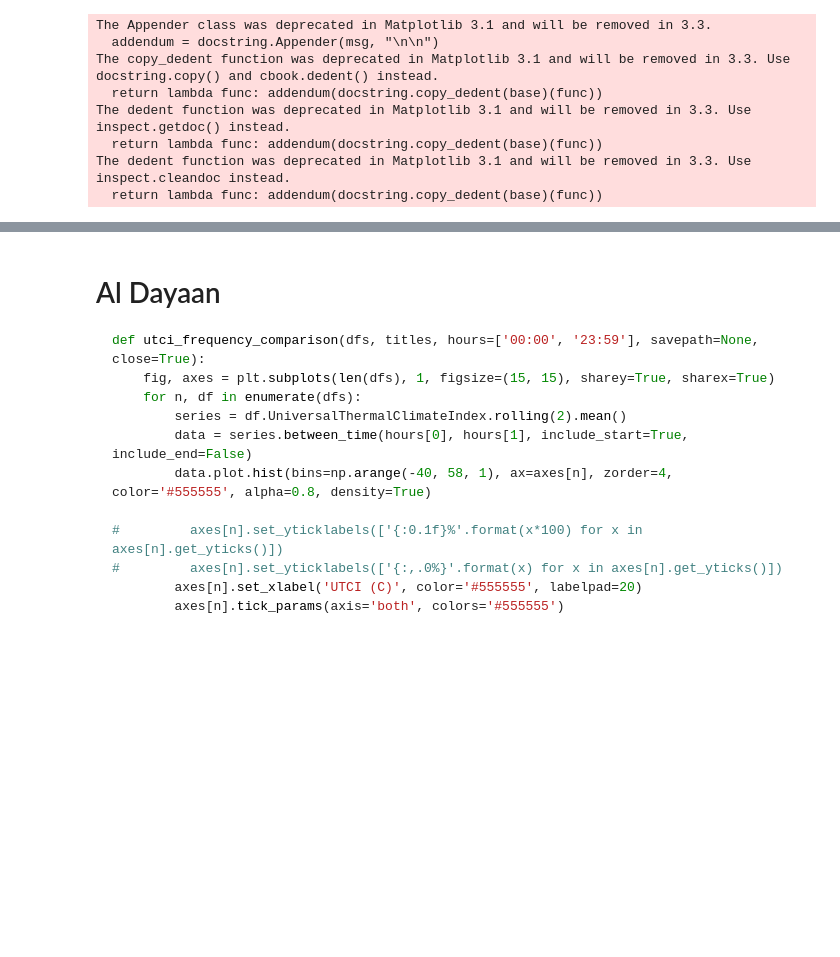
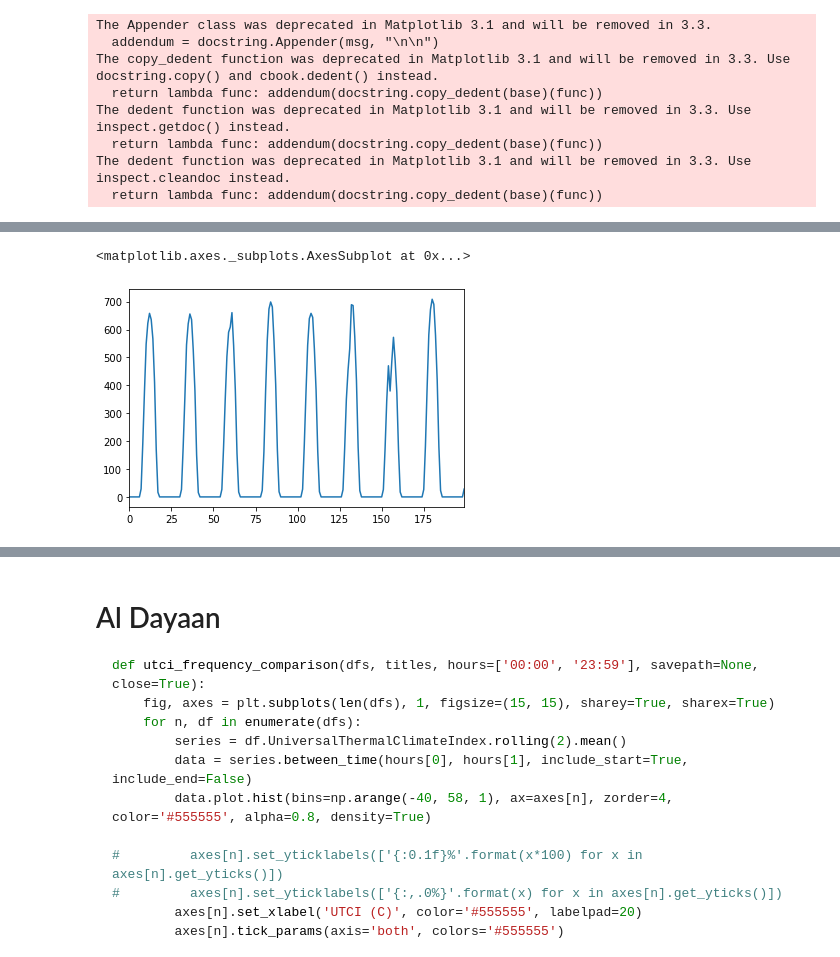
Before and after one commit to cycle13/climate, a Jupyter notebook: test.ipynb, the cells around one changed output, grey strips where cells are left out. Drawn from its saved outputs; the diff is of its cells as text; code cells hidden in the pictures; blank space fills up the shorter version.

```diff
--- a/test.ipynb
+++ b/test.ipynb
@@ -27 +73,6 @@ Diffuse sky matrix calculated: C:\Users\trist\github\climate\test\weatherfile_Al
+# %%
+radiation_on_square_metre(sample_points, sample_radiation))
+# %% [output]
+<matplotlib.axes._subplots.AxesSubplot at 0x...>
+[figure, added]
 # %%
```
Also changed, not shown: parts of 39 cells of this notebook, 7 other files.
